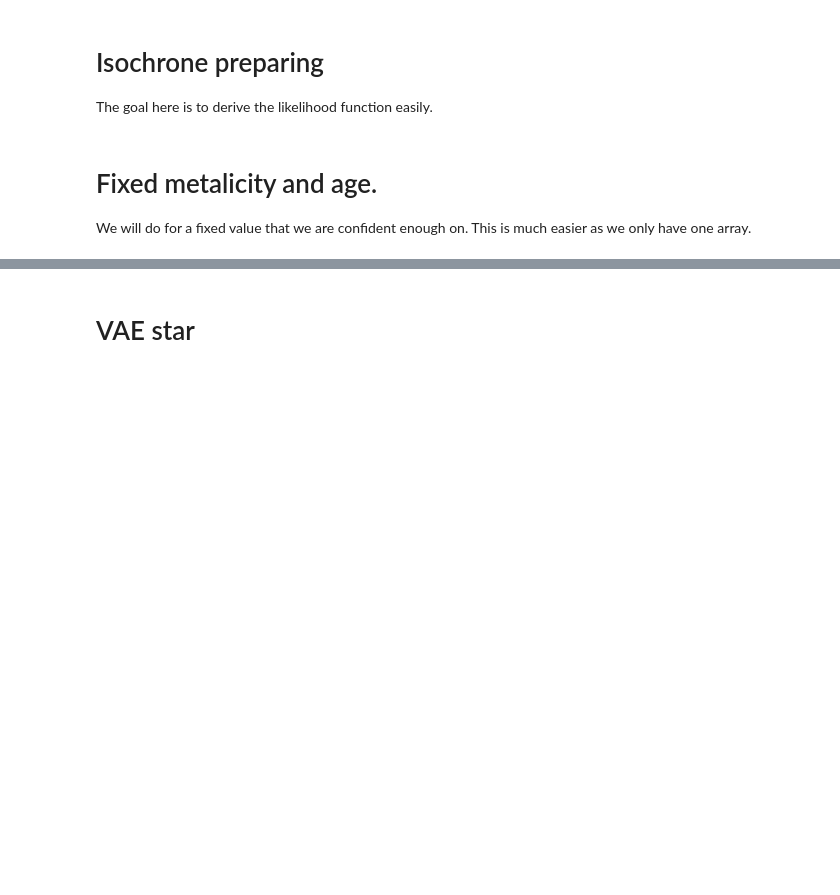
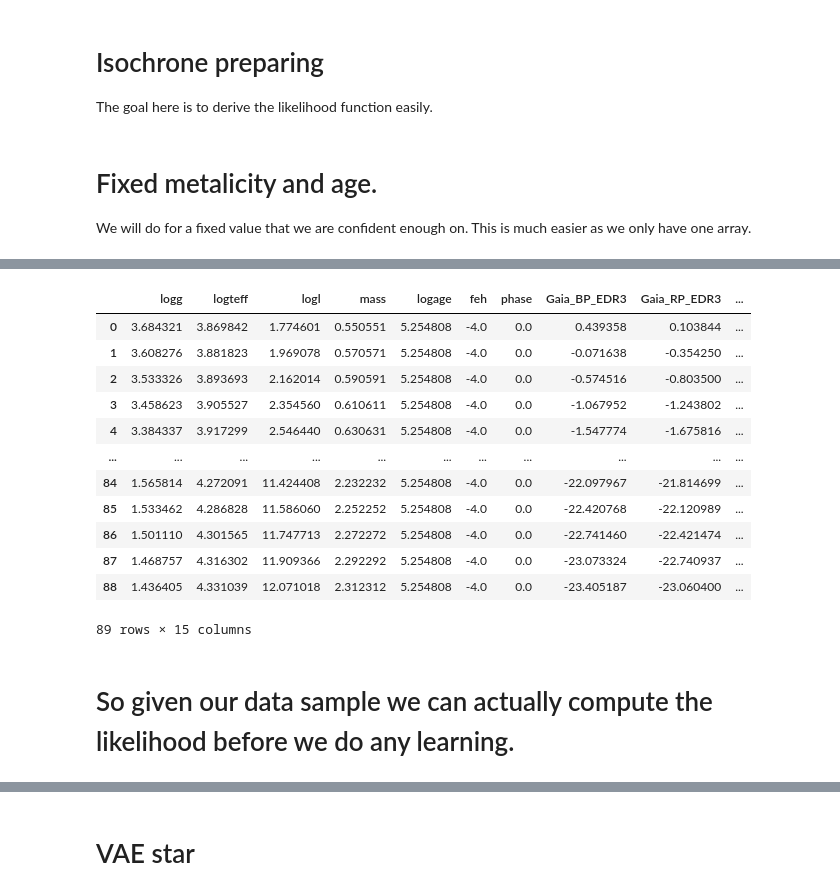
Before and after one commit to ocallam6/VaeStar, a Jupyter notebook: data_prep.ipynb, the cells around one changed output, grey strips where cells are left out. Drawn from its saved outputs; the diff is of its cells as text; code cells hidden in the pictures; blank space fills up the shorter version.

```diff
--- a/data_prep.ipynb
+++ b/data_prep.ipynb
@@ -237,0 +326,18 @@ plt.ylim(8, -3)
+# %%
+dfs[5]
+# %% [output]
+|  | logg | logteff | logl | mass | logage | feh | phase | Gaia_BP_EDR3 | Gaia_RP_EDR3 | ... |
+| 0 | 3.684321 | 3.869842 | 1.774601 | 0.550551 | 5.254808 | -4.0 | 0.0 | 0.439358 | 0.103844 | ... |
+| 1 | 3.608276 | 3.881823 | 1.969078 | 0.570571 | 5.254808 | -4.0 | 0.0 | -0.071638 | -0.354250 | ... |
+| 2 | 3.533326 | 3.893693 | 2.162014 | 0.590591 | 5.254808 | -4.0 | 0.0 | -0.574516 | -0.803500 | ... |
+| 3 | 3.458623 | 3.905527 | 2.354560 | 0.610611 | 5.254808 | -4.0 | 0.0 | -1.067952 | -1.243802 | ... |
+| 4 | 3.384337 | 3.917299 | 2.546440 | 0.630631 | 5.254808 | -4.0 | 0.0 | -1.547774 | -1.675816 | ... |
+| ... | ... | ... | ... | ... | ... | ... | ... | ... | ... | ... |
+| 84 | 1.565814 | 4.272091 | 11.424408 | 2.232232 | 5.254808 | -4.0 | 0.0 | -22.097967 | -21.814699 | ... |
+| 85 | 1.533462 | 4.286828 | 11.586060 | 2.252252 | 5.254808 | -4.0 | 0.0 | -22.420768 | -22.120989 | ... |
+| 86 | 1.501110 | 4.301565 | 11.747713 | 2.272272 | 5.254808 | -4.0 | 0.0 | -22.741460 | -22.421474 | ... |
+| 87 | 1.468757 | 4.316302 | 11.909366 | 2.292292 | 5.254808 | -4.0 | 0.0 | -23.073324 | -22.740937 | ... |
+| 88 | 1.436405 | 4.331039 | 12.071018 | 2.312312 | 5.254808 | -4.0 | 0.0 | -23.405187 | -23.060400 | ... |
+89 rows × 15 columns
+# %% [markdown]
+# So given our data sample we can actually compute the likelihood before we do any learning.
```
Also changed, not shown: parts of 24 cells of this notebook, 1 other file.
